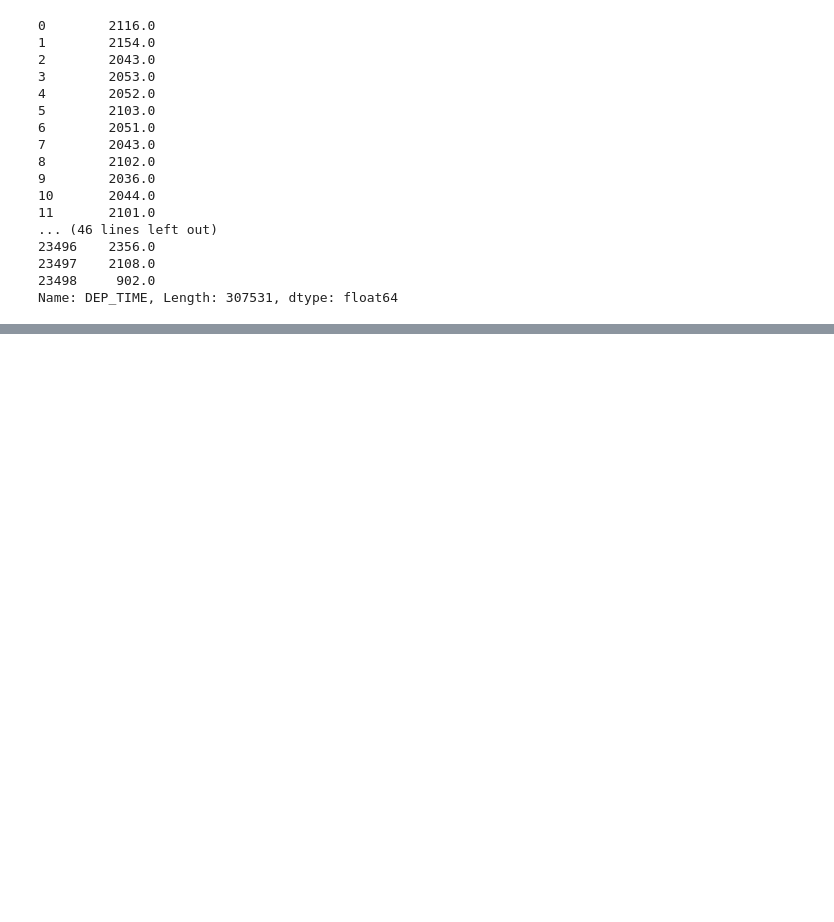
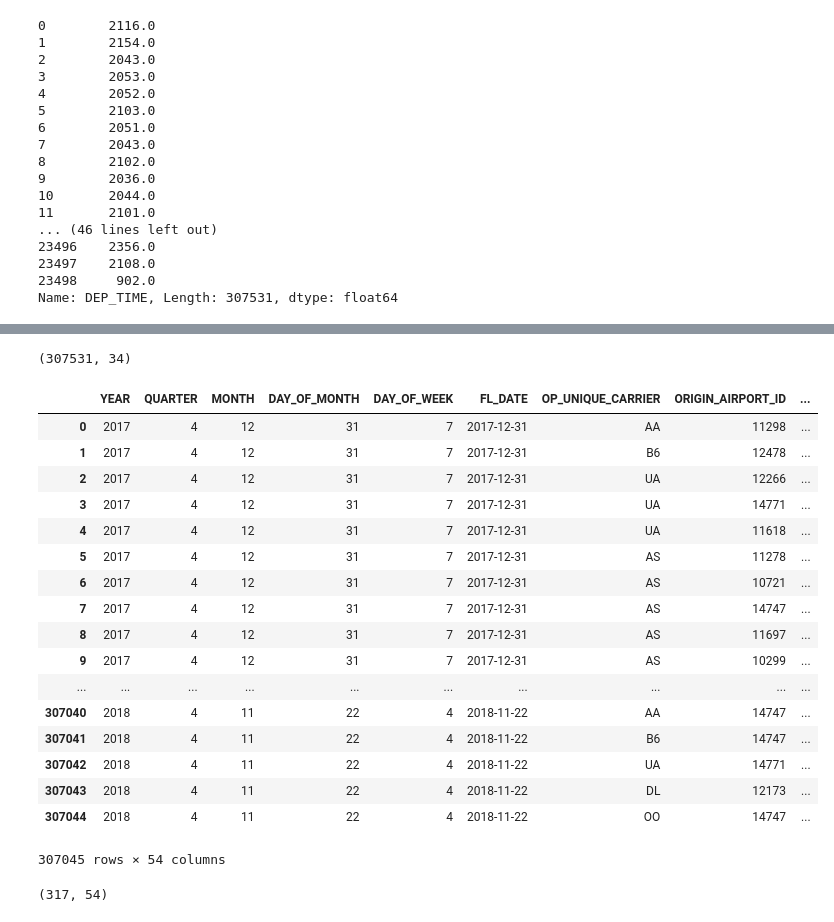
Before and after one commit to ChuckBowers/info370-group11, a Jupyter notebook: data_prep.ipynb, the cells around one changed output, grey strips where cells are left out. Cells and saved outputs as stored; diff of their text form; code cells hidden in the pictures; blank space fills up the shorter version.

Commit message:
Join two datasets together and some preliminary wrangling

```diff
--- a/data_prep.ipynb
+++ b/data_prep.ipynb
@@ -84,0 +94,6 @@ Name: DEP_TIME, Length: 307531, dtype: float64
+# %%
+# Get yyyymmddhh information to join two data sets
+weather15['time'] = weather15['DATE'].astype('str')
+weather15['time'] = weather15['time'].str.replace('T', '')
+weather15['time'] = weather15['time'].str.replace('-', '')
+weather15['time'] = weather15.time.str[:-6]
@@ -84,0 +196,30 @@ Name: DEP_TIME, Length: 307531, dtype: float64
+# %%
+flights.dtypes
+flights.shape
+# %% [output]
+(307531, 34)
+# %%
+# Inner join the two dataset on the pre-made yyyymmddhh column
+weather15['time'] = weather15['time'].astype('int')
+flights['time'] = flights['time'].astype('int')
+df = flights.merge(weather15, on="time", how="inner")
+df
+# %% [output]
+|  | YEAR | QUARTER | MONTH | DAY_OF_MONTH | DAY_OF_WEEK | FL_DATE | OP_UNIQUE_CARRIER | ORIGIN_AIRPORT_ID | ... |
+| 0 | 2017 | 4 | 12 | 31 | 7 | 2017-12-31 | AA | 11298 | ... |
+| 1 | 2017 | 4 | 12 | 31 | 7 | 2017-12-31 | B6 | 12478 | ... |
+| 2 | 2017 | 4 | 12 | 31 | 7 | 2017-12-31 | UA | 12266 | ... |
+| 3 | 2017 | 4 | 12 | 31 | 7 | 2017-12-31 | UA | 14771 | ... |
+| 4 | 2017 | 4 | 12 | 31 | 7 | 2017-12-31 | UA | 11618 | ... |
+| 5 | 2017 | 4 | 12 | 31 | 7 | 2017-12-31 | AS | 11278 | ... |
+| 6 | 2017 | 4 | 12 | 31 | 7 | 2017-12-31 | AS | 10721 | ... |
+| 7 | 2017 | 4 | 12 | 31 | 7 | 2017-12-31 | AS | 14747 | ... |
+| 8 | 2017 | 4 | 12 | 31 | 7 | 2017-12-31 | AS | 11697 | ... |
+| 9 | 2017 | 4 | 12 | 31 | 7 | 2017-12-31 | AS | 10299 | ... |
+| ... | ... | ... | ... | ... | ... | ... | ... | ... | ... |
+| 307040 | 2018 | 4 | 11 | 22 | 4 | 2018-11-22 | AA | 14747 | ... |
+| 307041 | 2018 | 4 | 11 | 22 | 4 | 2018-11-22 | B6 | 14747 | ... |
+| 307042 | 2018 | 4 | 11 | 22 | 4 | 2018-11-22 | UA | 14771 | ... |
+| 307043 | 2018 | 4 | 11 | 22 | 4 | 2018-11-22 | DL | 12173 | ... |
+| 307044 | 2018 | 4 | 11 | 22 | 4 | 2018-11-22 | OO | 14747 | ... |
+307045 rows × 54 columns
@@ -84,0 +228,6 @@ Name: DEP_TIME, Length: 307531, dtype: float64
+# %%
+# Get all non cancelled departing flights
+df = df[df.ORIGIN == 'SEA']
+df = df[df.CANCELLED == 0]
+# %% [output]
+(317, 54)
```
Also changed, not shown: parts of 6 cells of this notebook.
